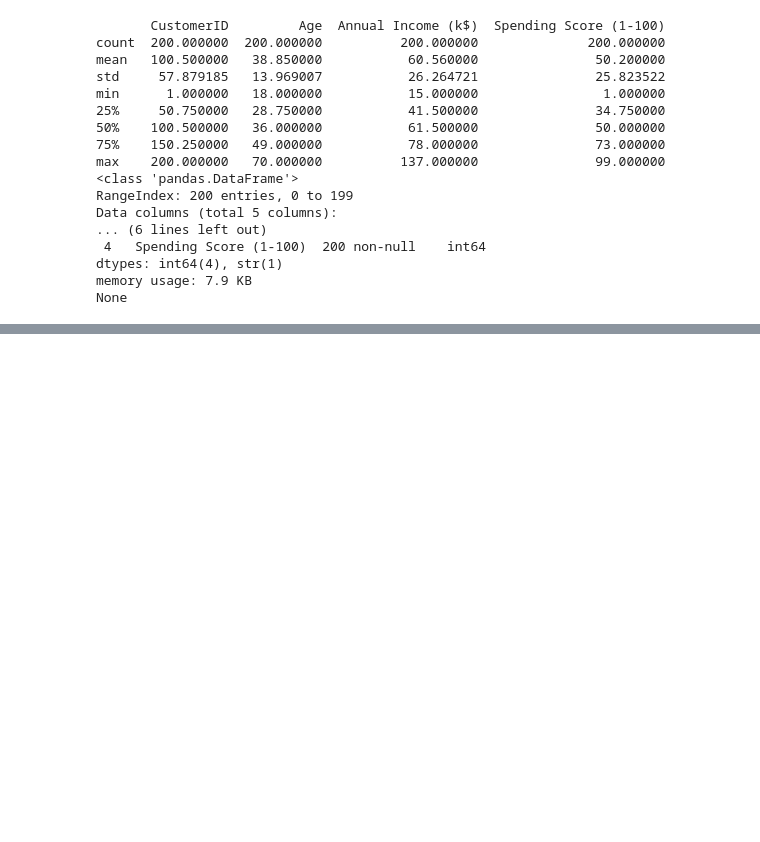
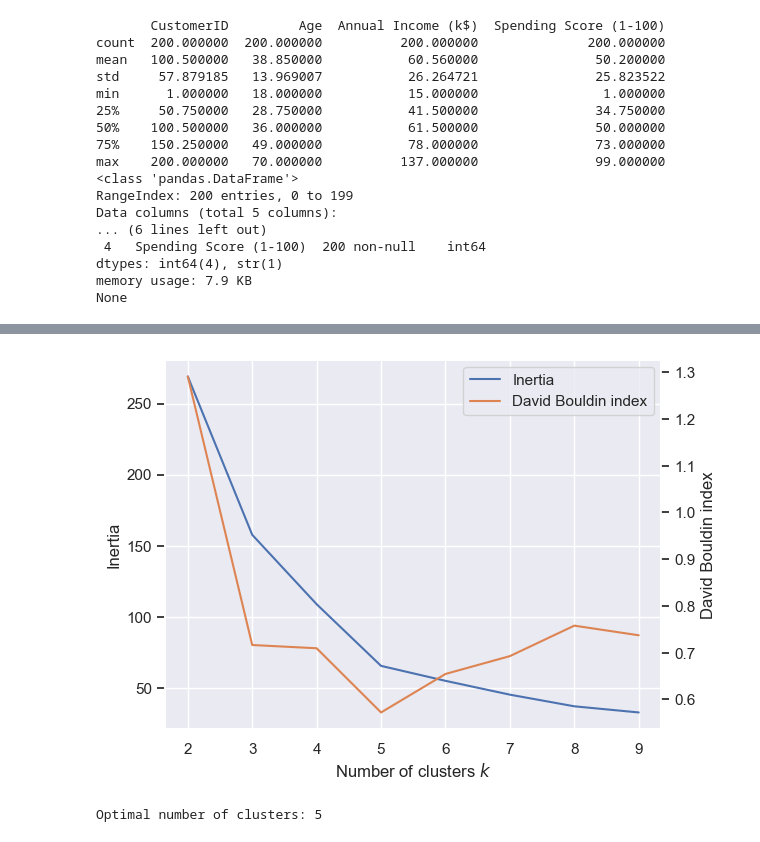
Before and after one commit to jancewicz/PJATK---Artificial-Intelligence-Postgraduate-Studies-, a Jupyter notebook: scikit-learn/clustering/mall_customers/mall_customers.ipynb, the cells around one changed output, grey strips where cells are left out. Cells and saved outputs as stored; diff of their text form; code cells hidden in the pictures; blank space fills up the shorter version.

```diff
--- a/scikit-learn/clustering/mall_customers/mall_customers.ipynb
+++ b/scikit-learn/clustering/mall_customers/mall_customers.ipynb
@@ -41,0 +63,29 @@ X_scaled = scaler.fit_transform(X)
+# %%
+# Finding optimal clusters amount
+inertias, dbs, ss = [], [], []
+
+for k in range(2, 10):
+    kmeans = KMeans(n_clusters=k, n_init=10)
+    kmeans.fit(X_scaled)
+    inertias.append(kmeans.inertia_)
+    dbs.append(davies_bouldin_score(X_scaled, kmeans.labels_))
+    ss.append(silhouette_score(X_scaled, kmeans.labels_))
+
+
+fig, ax1 = plt.subplots()
+ax2 = ax1.twinx()
+l1, = ax1.plot(range(2, 10), inertias, color='C0', label='Inertia')
+l2, = ax2.plot(range(2, 10), dbs, color='C1', label='David Bouldin index')
+ax1.set_xlabel("Number of clusters $k$")
+ax1.set_ylabel("Inertia")
+ax2.set_ylabel("David Bouldin index")
+ax2.grid(False)
+ax1.legend(handles=[l1, l2], loc="upper right")
+plt.show()
+# %% [output]
+[figure, added]
+# %%
+kl = KneeLocator(range(2, 10), inertias, curve="convex", direction="decreasing")
+print(f"Optimal number of clusters: {kl.elbow}")
+# %% [output]
+Optimal number of clusters: 5
```
Also changed, not shown: parts of 6 cells of this notebook.
